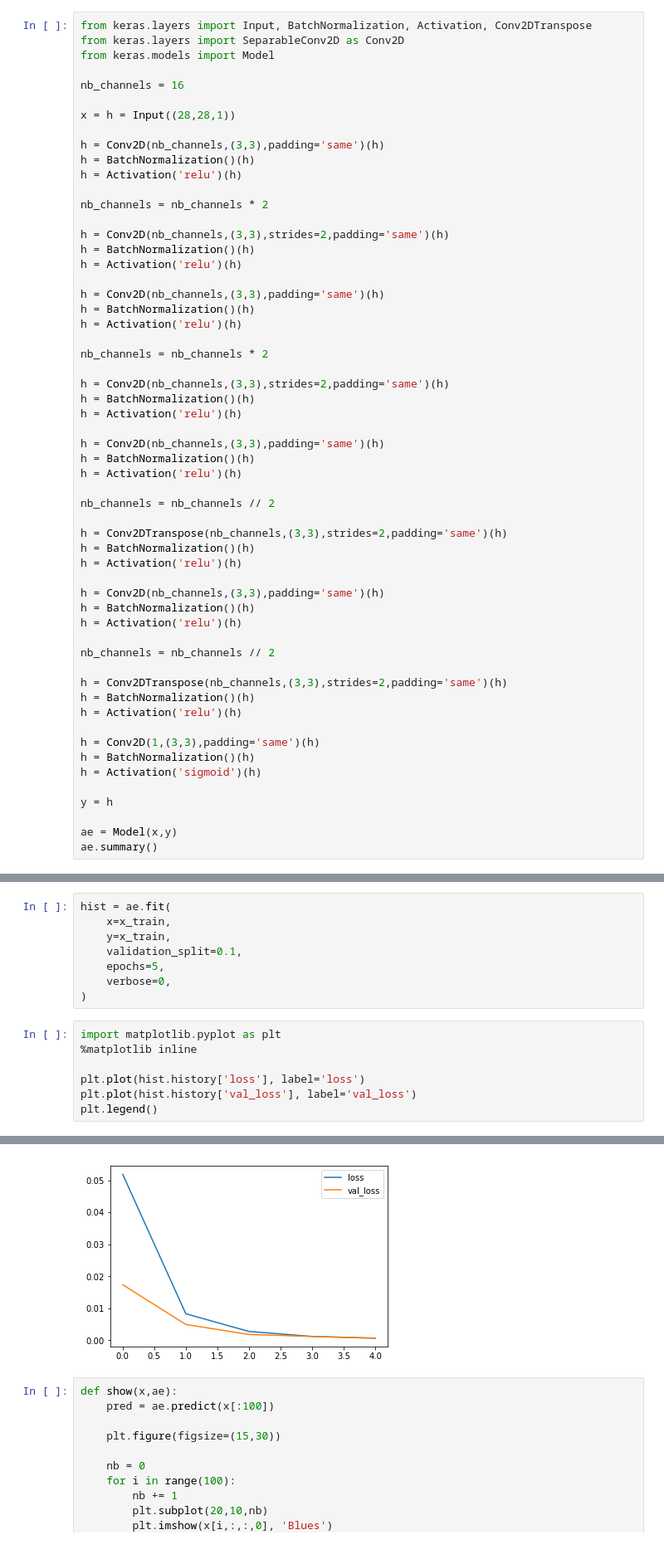
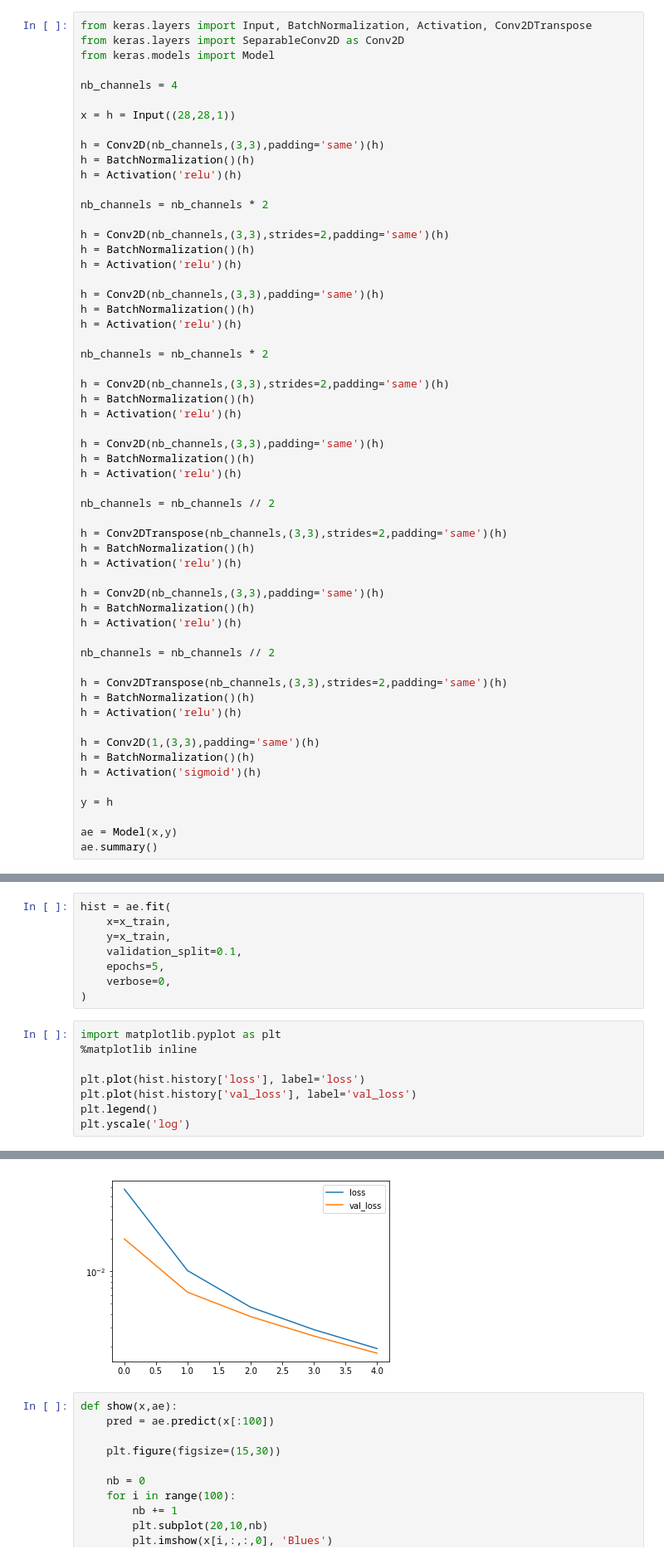
Before and after one commit to kruho/AutoEncoder, a Jupyter notebook: convAE.ipynb, the cells around one changed output, grey strips where cells are left out. Shown at 83% size. Cells and saved outputs as stored; diff of their text form.

```diff
--- a/convAE.ipynb
+++ b/convAE.ipynb
@@ -12,7 +12,7 @@ from keras.layers import Input, BatchNormalization, Activation, Conv2DTranspose
 from keras.layers import SeparableConv2D as Conv2D
 from keras.models import Model
 
-nb_channels = 16
+nb_channels = 4
 
 x = h = Input((28,28,1))
 
@@ -103,4 +103,5 @@ import matplotlib.pyplot as plt
 plt.plot(hist.history['loss'], label='loss')
 plt.plot(hist.history['val_loss'], label='val_loss')
 plt.legend()
+plt.yscale('log')
 # %% [output]
@@ -108,4 +108,4 @@ plt.legend()
-[figure, old version]
+[figure, new version]
 # %%
 def show(x,ae):
     pred = ae.predict(x[:100])
```
Also changed, not shown: parts of 5 cells of this notebook.
